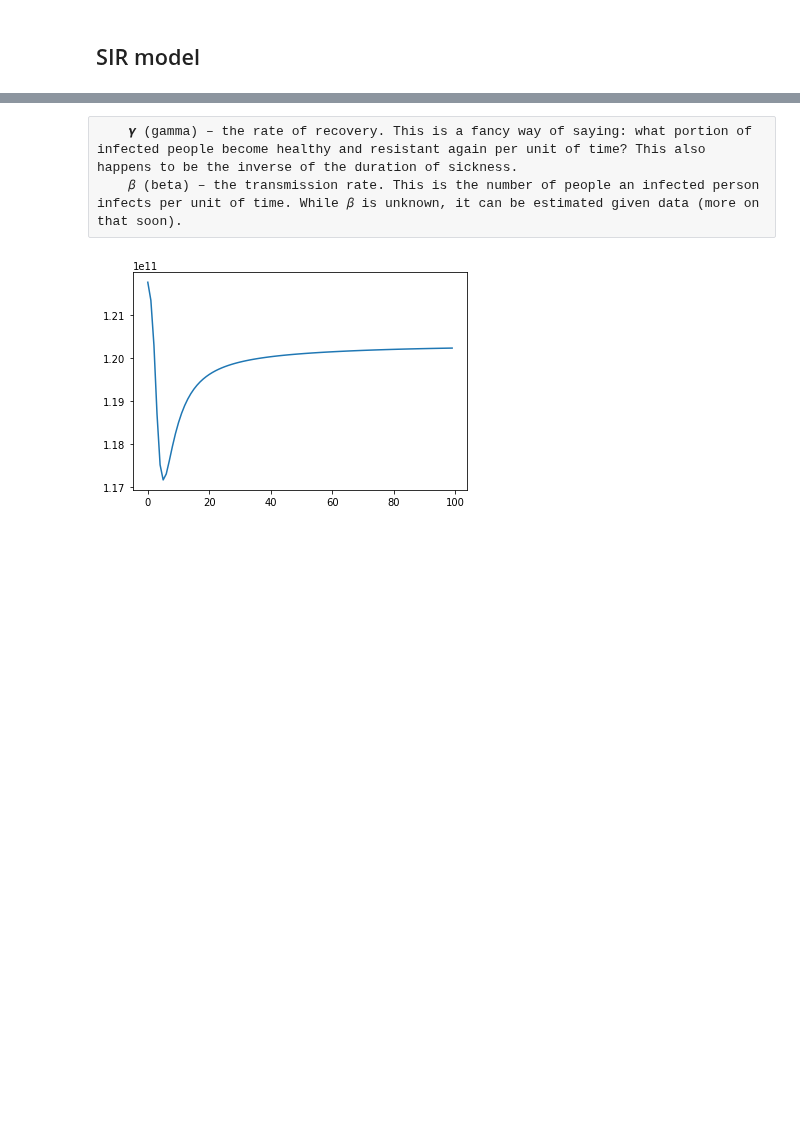
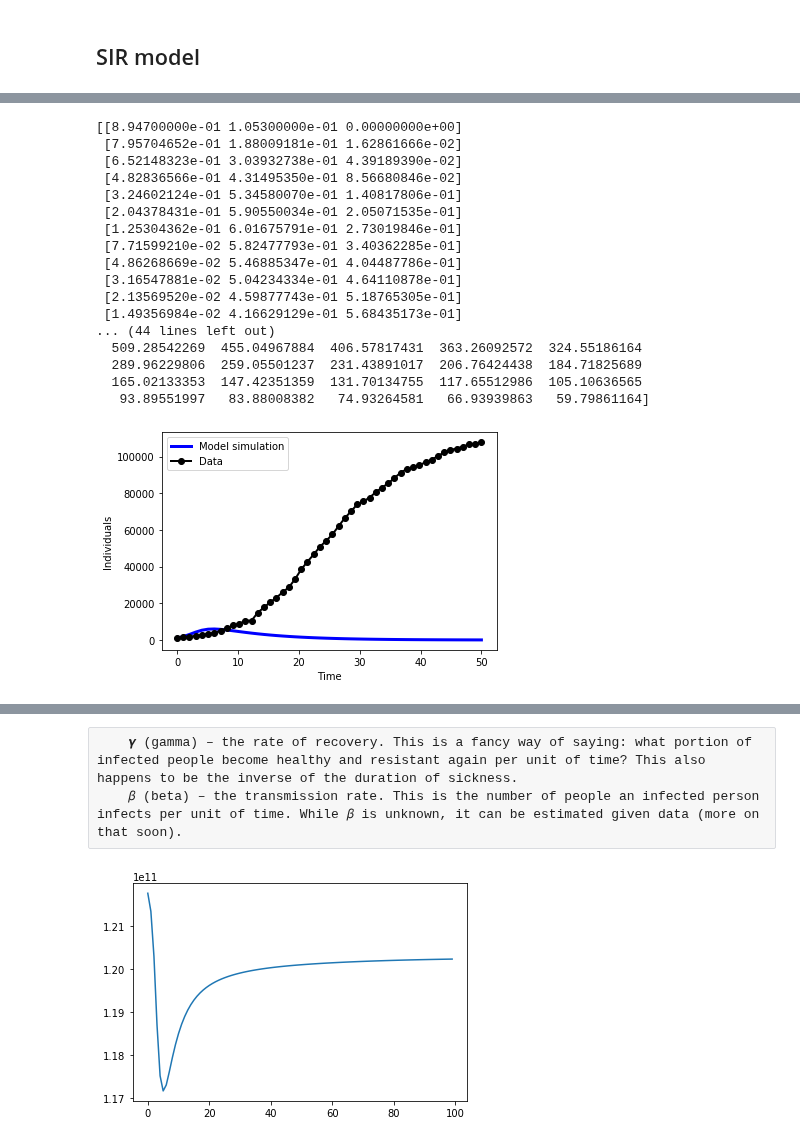
Before and after one commit to guidolo/COVID-DASH, a Jupyter notebook: SIRModel_FIM_Matrix.ipynb, the cells around one changed output, grey strips where cells are left out. Saved outputs shown, nothing was run; the diff lists cells and outputs as text; code cells hidden in the pictures; blank space fills up the shorter version.

```diff
--- a/SIRModel_FIM_Matrix.ipynb
+++ b/SIRModel_FIM_Matrix.ipynb
@@ -104,0 +84,31 @@ plot_sir(S, I , R)
+# %%
+#### Simulate and plot the model ####
+res = ode(sir_ode.model, ini, times, args=(params,))
+print(res)
+sim_measure = sir_ode.yfcn(res, params)
+print(sim_measure)
+plt.plot(times, sim_measure, 'b-', linewidth=3, label='Model simulation')
+plt.plot(times, data, 'k-o', linewidth=2, label='Data')
+plt.xlabel('Time')
+plt.ylabel('Individuals')
+plt.legend()
+plt.show()
+# %% [output]
+[[8.94700000e-01 1.05300000e-01 0.00000000e+00]
+ [7.95704652e-01 1.88009181e-01 1.62861666e-02]
+ [6.52148323e-01 3.03932738e-01 4.39189390e-02]
+ [4.82836566e-01 4.31495350e-01 8.56680846e-02]
+ [3.24602124e-01 5.34580070e-01 1.40817806e-01]
+ [2.04378431e-01 5.90550034e-01 2.05071535e-01]
+ [1.25304362e-01 6.01675791e-01 2.73019846e-01]
+ [7.71599210e-02 5.82477793e-01 3.40362285e-01]
+ [4.86268669e-02 5.46885347e-01 4.04487786e-01]
+ [3.16547881e-02 5.04234334e-01 4.64110878e-01]
+ [2.13569520e-02 4.59877743e-01 5.18765305e-01]
+ [1.49356984e-02 4.16629129e-01 5.68435173e-01]
+... (44 lines left out)
+  509.28542269  455.04967884  406.57817431  363.26092572  324.55186164
+  289.96229806  259.05501237  231.43891017  206.76424438  184.71825689
+  165.02133353  147.42351359  131.70134755  117.65512986  105.10636565
+   93.89551997   83.88008382   74.93264581   66.93939863   59.79861164]
+[figure, added]
```
Also changed, not shown: parts of 22 cells of this notebook, 2 other files.
